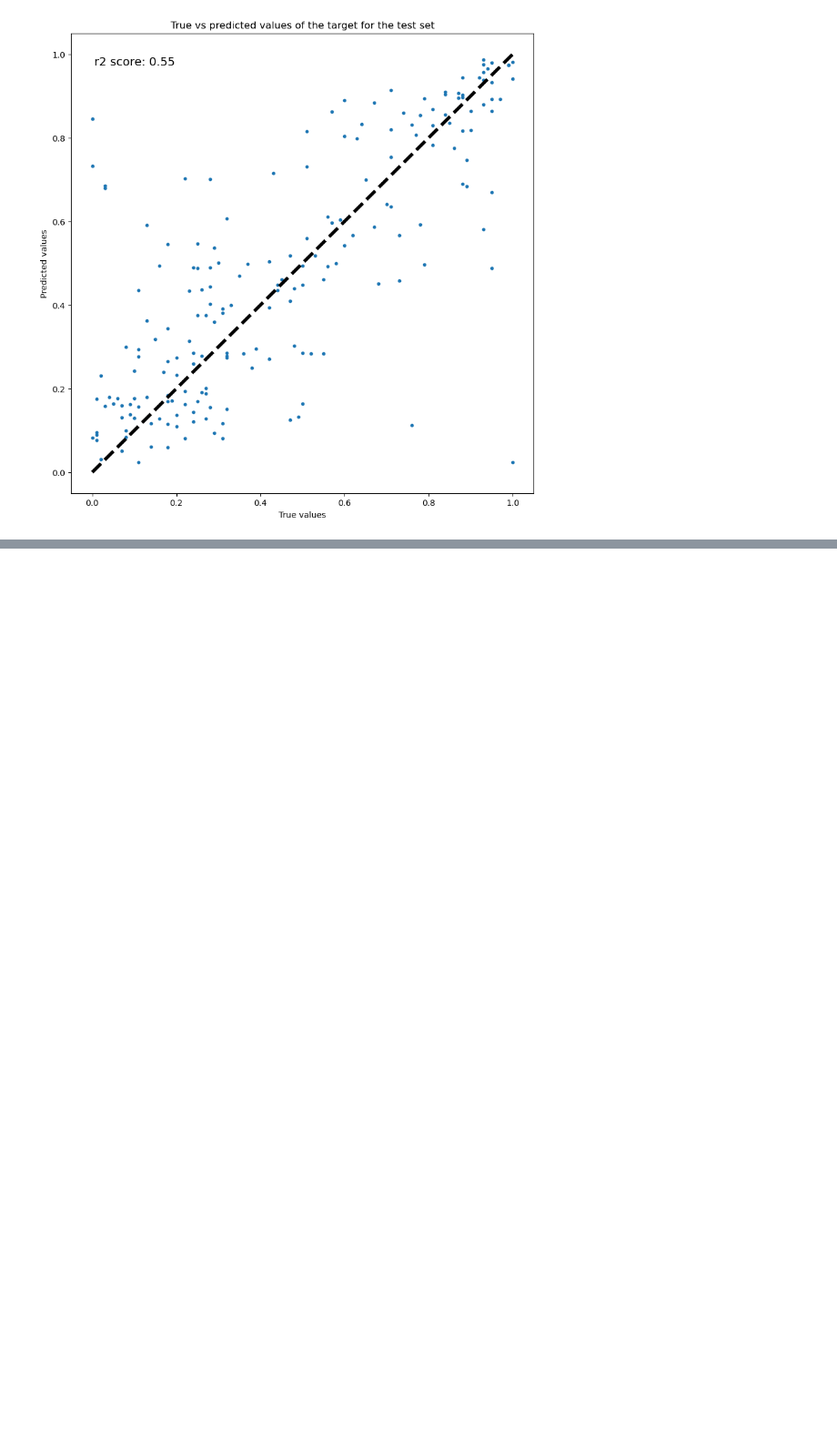
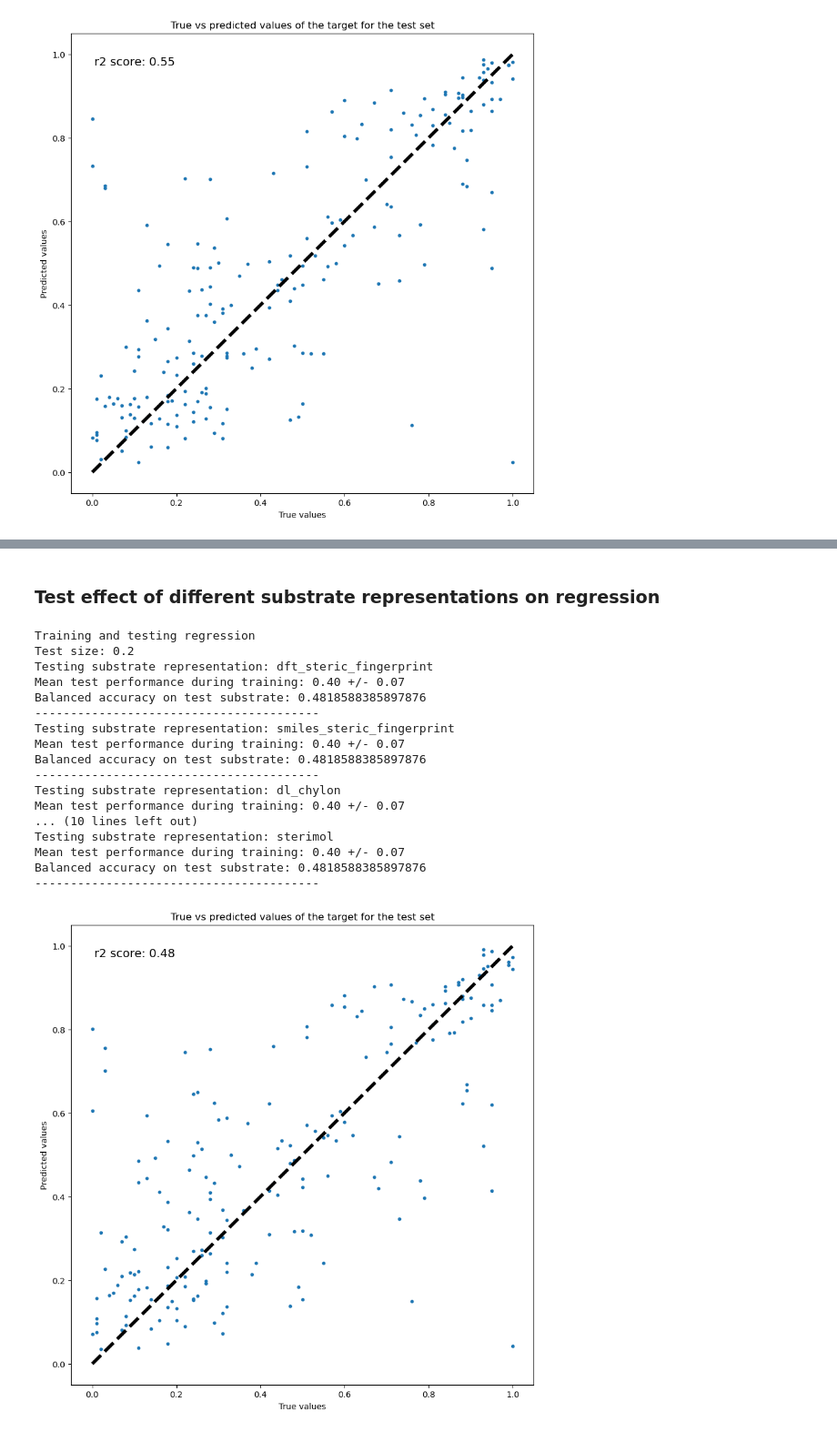
Before and after one commit to EPiCs-group/obelix-ml-pipeline, a Jupyter notebook: obelix_ml_pipeline/notebooks/predictions_on_unseen_substrate.ipynb, the cells around one changed output, grey strips where cells are left out. Shown at 91% size. Cells and saved outputs as stored; diff of their text form; code cells hidden in the pictures; blank space fills up the shorter version.

```diff
--- a/obelix_ml_pipeline/notebooks/predictions_on_unseen_substrate.ipynb
+++ b/obelix_ml_pipeline/notebooks/predictions_on_unseen_substrate.ipynb
@@ -65,0 +180,64 @@ fig_fi
+# %% [markdown]
+### Test effect of different substrate representations on regression
+# %%
+# try regression with loaded representations
+selected_ligand_representations = ['dft_nbd_model']
+target = 'EE'
+target_threshold = 0.6
+rf_model = RandomForestRegressor(random_state=42)
+scoring = 'r2'
+train_splits = 5
+n_jobs = 4
+binary = False
+plot_dendrograms = False
+substrate_names_column = 'Substrate'
+ligand_numbers_column = 'Ligand#'
+list_of_training_substrates = ['SM1', 'SM2']
+list_of_test_substrates = ['SM3']
+print_ml_results = False
+
+print('Training and testing regression')
+print(f'Test size: {1/train_splits}')
+list_of_substrate_representations = AVAILABLE_SUBSTRATE_REPRESENTATION_TYPES
+
+# loop over all substrate representations
+# collect mean and std of test performance during training per representation for plotting
+list_of_test_scores_mean = []
+list_of_test_scores_std = []
+test_performance = []
+
+for substrate_representation in list_of_substrate_representations:
+    print(f'Testing substrate representation: {substrate_representation}')
+    best_model, best_model_performance, training_test_scores_mean, training_test_scores_std, fig_cm, fig_fi, testing_balanced_accuracy_test, testing_confusion_fig, testing_cm_test = predict_out_of_sample_substrate(
+        selected_ligand_representations, selected_substrate_representations, ligand_numbers_column,
+        substrate_names_column, target, target_threshold, train_splits, binary=binary,
+        list_of_training_substrates=list_of_training_substrates, list_of_test_substrates=list_of_test_substrates,
+        rf_model=rf_model, scoring=scoring, print_ml_results=print_ml_results, n_jobs=n_jobs, plot_dendrograms=plot_dendrograms)
+    list_of_test_scores_mean.append(training_test_scores_mean)
+    list_of_test_scores_std.append(training_test_scores_std)
+    test_performance.append(testing_balanced_accuracy_test)
+    print('Mean test performance during training: {:.2f} +/- {:.2f}'.format(training_test_scores_mean, training_test_scores_std))
+    # print(f'Confusion matrix: {testing_cm_test}')
+    print(f'Balanced accuracy on test substrate: {testing_balanced_accuracy_test}')
+    # print(f'Feature importance: {fig_fi}')
+    # print(f'Confusion matrix: {fig_cm}')
+    print('----------------------------------------')
+# %% [output]
+Training and testing regression
+Test size: 0.2
+Testing substrate representation: dft_steric_fingerprint
+Mean test performance during training: 0.40 +/- 0.07
+Balanced accuracy on test substrate: 0.4818588385897876
+----------------------------------------
+Testing substrate representation: smiles_steric_fingerprint
+Mean test performance during training: 0.40 +/- 0.07
+Balanced accuracy on test substrate: 0.4818588385897876
+----------------------------------------
+Testing substrate representation: dl_chylon
+Mean test performance during training: 0.40 +/- 0.07
+... (10 lines left out)
+Testing substrate representation: sterimol
+Mean test performance during training: 0.40 +/- 0.07
+Balanced accuracy on test substrate: 0.4818588385897876
+----------------------------------------
+[figure, added]
```
Also changed, not shown: parts of 15 cells of this notebook, 9 other files.
